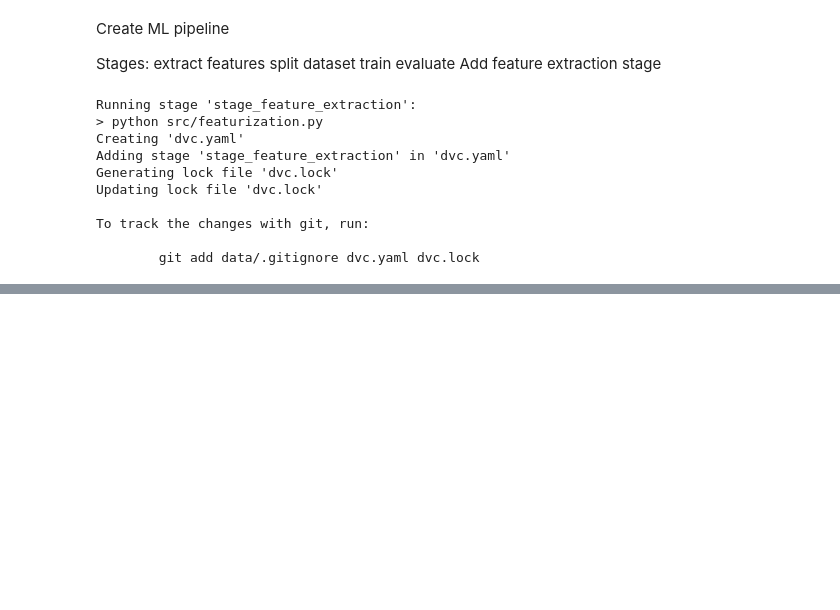
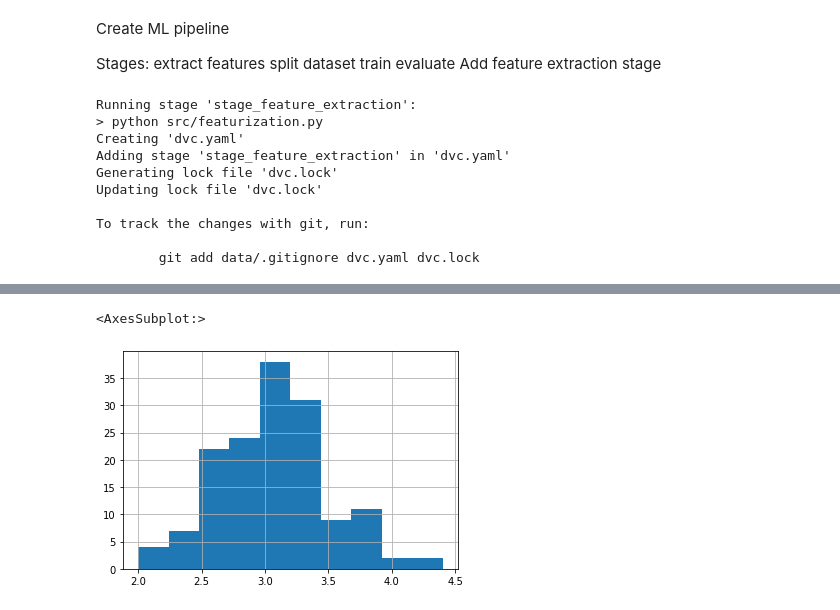
Before and after one commit to thegauravsingh/mlops105-jupyter-dvc, a Jupyter notebook: tut101.ipynb, the cells around one changed output, grey strips where cells are left out. Drawn from its saved outputs; the diff is of its cells as text; code cells hidden in the pictures; blank space fills up the shorter version.

```diff
--- a/tut101.ipynb
+++ b/tut101.ipynb
@@ -148,0 +351,5 @@ To track the changes with git, run:
+# %%
+df['sepal_width'].hist()
+# %% [output]
+<AxesSubplot:>
+[figure, added]
```
Also changed, not shown: parts of 24 cells of this notebook, 3 other files.
